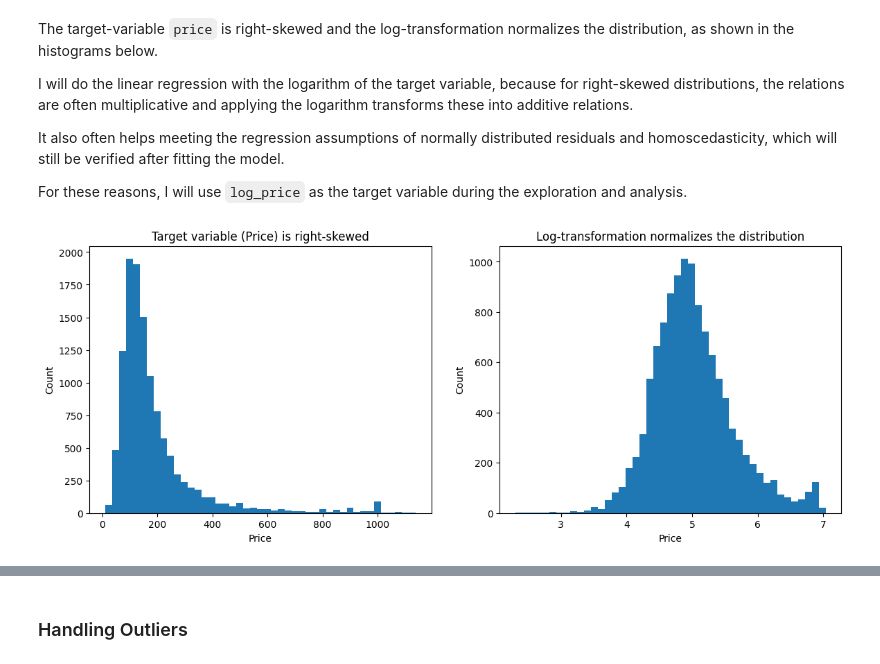
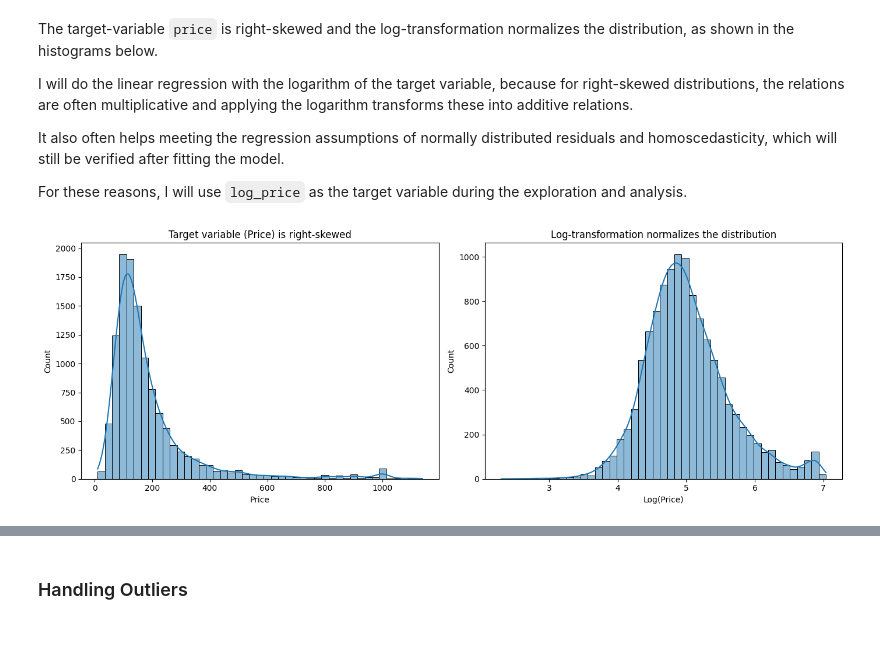
Before and after one commit to EliasSchafer1/Airbnb-Florence, a Jupyter notebook: notebooks/01_preprocessing.ipynb, the cells around one changed output, grey strips where cells are left out. Drawn from its saved outputs; the diff is of its cells as text; code cells hidden in the pictures; blank space fills up the shorter version.

Commit message:
refactor: use seaborn for histograms and addqq-plot

```diff
--- a/notebooks/01_preprocessing.ipynb
+++ b/notebooks/01_preprocessing.ipynb
@@ -132,0 +135,7 @@ df = df.drop(columns=["longitude", "latitude"])
+# %%
+# Reorder dataframe columns into a meaningful order
+df = df[["id", "neighbourhood", "room_type", "accommodates",
+         "bedrooms", "beds", "host_is_superhost", "instant_bookable",
+         "number_of_reviews_ltm", "has_reviews", "avg_rating",
+         "price"]]
+df.head(3)
@@ -172,17 +186,18 @@ For these reasons, I will use `log_price` as the target variable during the expl
 # %%
 fig, ax = plt.subplots(1, 2, figsize=(14, 5))
 df["log_price"] = np.log(df["price"])
 
-ax[0].hist(df["price"], bins=45)
+sns.histplot(df["price"], bins=45, kde=True, ax=ax[0])
 ax[0].set_xlabel("Price")
 ax[0].set_ylabel("Count")
 ax[0].set_title("Target variable (Price) is right-skewed")
 
-ax[1].hist(df["log_price"], bins=45)
-ax[1].set_xlabel("Price")
+sns.histplot(df["log_price"], bins=45, kde=True, ax=ax[1])
+ax[1].set_xlabel("Log(Price)")
 ax[1].set_ylabel("Count")
 ax[1].set_title("Log-transformation normalizes the distribution")
 
-fig.show()
+plt.tight_layout()
+plt.show()
 # %% [output]
-[figure, old version]
+[figure, new version]
```
Also changed, not shown: parts of 8 cells of this notebook.
